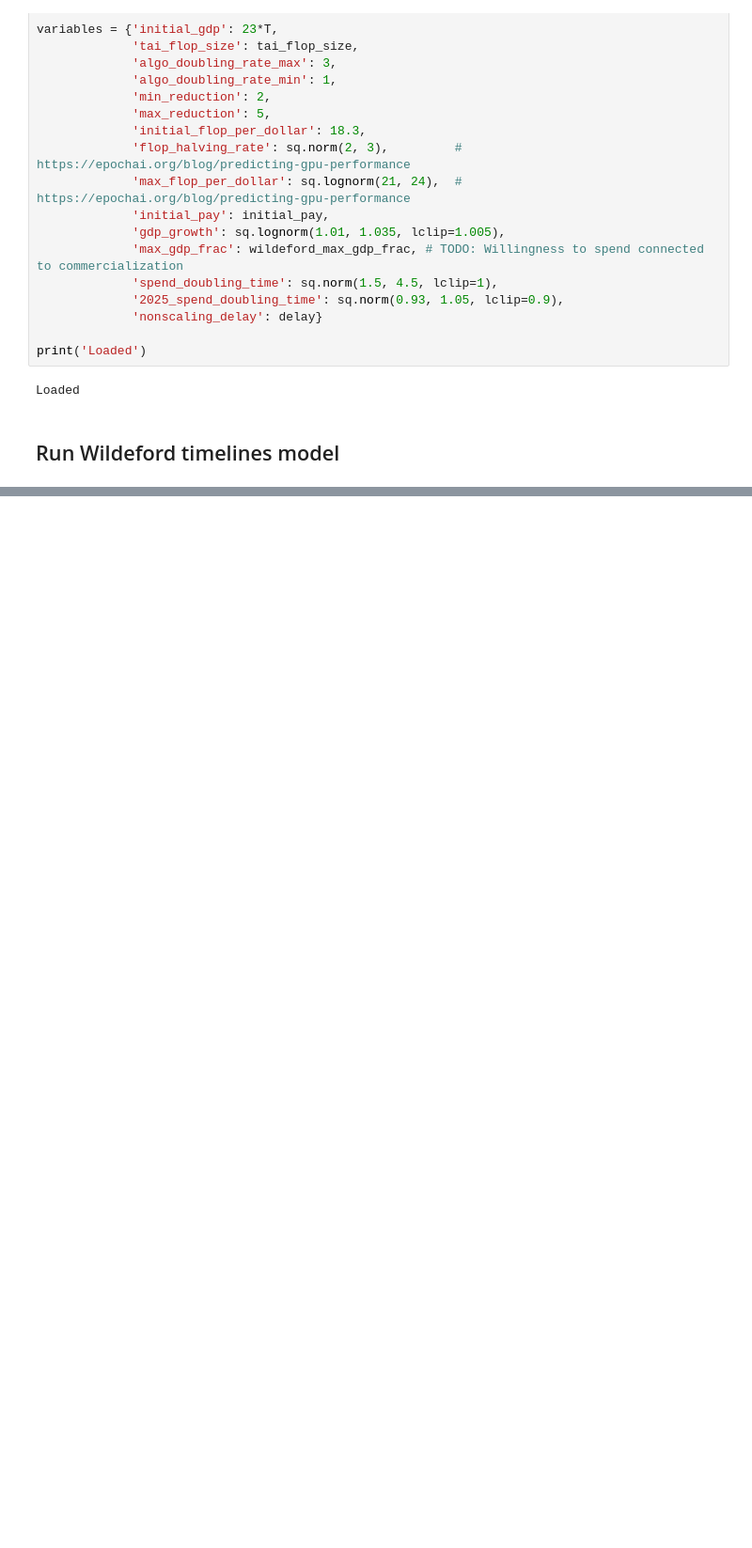
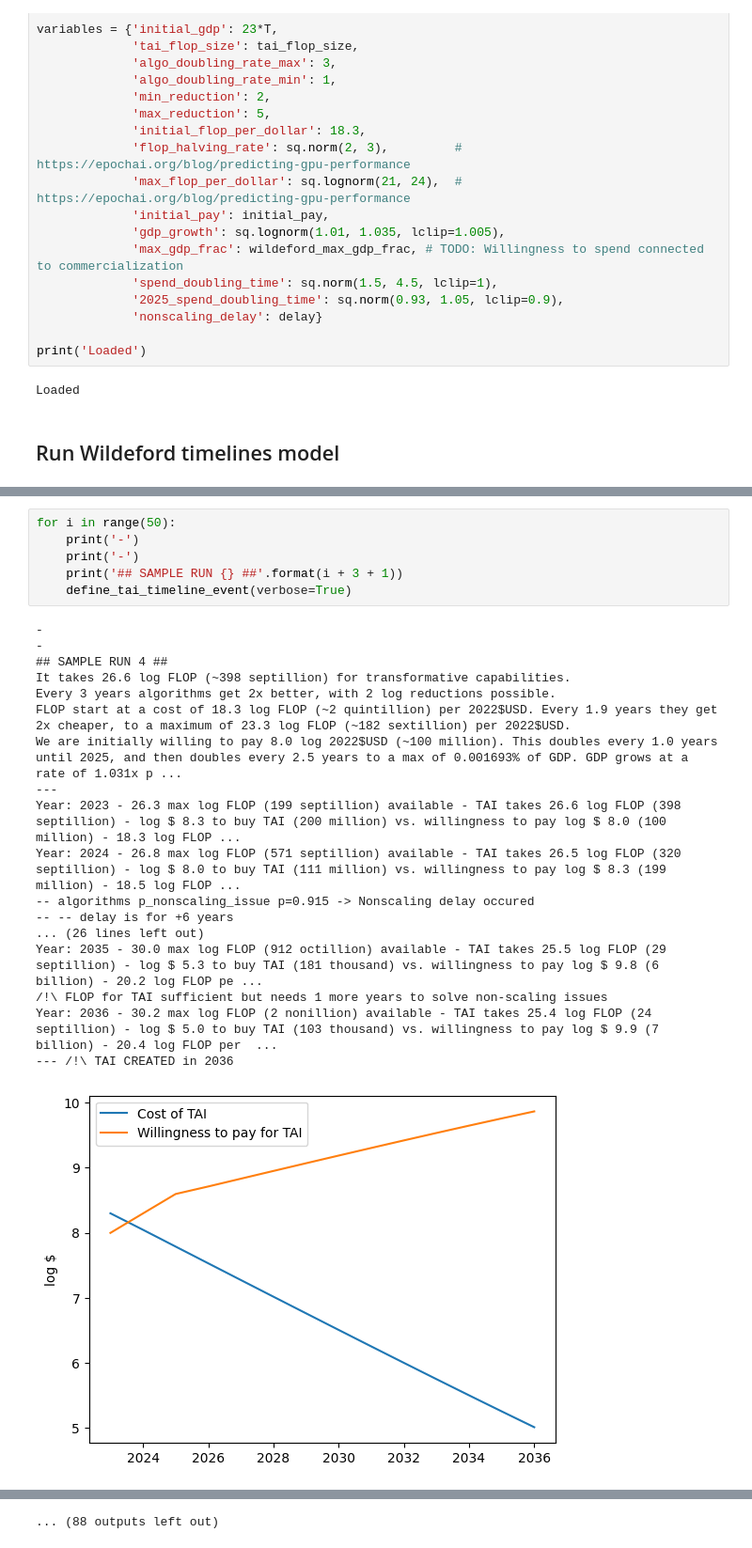
Before and after one commit to rethinkpriorities/future-assessment-model, a Jupyter notebook: (3C) When TAI?.ipynb, the cells around one changed output, grey strips where cells are left out. Shown at 94% size. Cells and saved outputs as stored; diff of their text form; blank space fills up the shorter version.

```diff
--- a/(3C) When TAI?.ipynb
+++ b/(3C) When TAI?.ipynb
@@ -260 +262,26 @@ Deprecated in NumPy 1.20; for more details and guidance: https://numpy.org/devdo
 ... (41 outputs left out)
+# %%
+for i in range(50):
+    print('-')
+    print('-')
+    print('## SAMPLE RUN {} ##'.format(i + 3 + 1))
+    define_tai_timeline_event(verbose=True)
+# %% [output]
+-
+-
+## SAMPLE RUN 4 ##
+It takes 26.6 log FLOP (~398 septillion) for transformative capabilities.
+Every 3 years algorithms get 2x better, with 2 log reductions possible.
+FLOP start at a cost of 18.3 log FLOP (~2 quintillion) per 2022$USD. Every 1.9 years they get 2x cheaper, to a maximum of 23.3 log FLOP (~182 sextillion) per 2022$USD.
+We are initially willing to pay 8.0 log 2022$USD (~100 million). This doubles every 1.0 years until 2025, and then doubles every 2.5 years to a max of 0.001693% of GDP. GDP grows at a rate of 1.031x p ...
+---
+Year: 2023 - 26.3 max log FLOP (199 septillion) available - TAI takes 26.6 log FLOP (398 septillion) - log $ 8.3 to buy TAI (200 million) vs. willingness to pay log $ 8.0 (100 million) - 18.3 log FLOP ...
+Year: 2024 - 26.8 max log FLOP (571 septillion) available - TAI takes 26.5 log FLOP (320 septillion) - log $ 8.0 to buy TAI (111 million) vs. willingness to pay log $ 8.3 (199 million) - 18.5 log FLOP ...
+-- algorithms p_nonscaling_issue p=0.915 -> Nonscaling delay occured
+-- -- delay is for +6 years
+... (26 lines left out)
+Year: 2035 - 30.0 max log FLOP (912 octillion) available - TAI takes 25.5 log FLOP (29 septillion) - log $ 5.3 to buy TAI (181 thousand) vs. willingness to pay log $ 9.8 (6 billion) - 20.2 log FLOP pe ...
+/!\ FLOP for TAI sufficient but needs 1 more years to solve non-scaling issues
+Year: 2036 - 30.2 max log FLOP (2 nonillion) available - TAI takes 25.4 log FLOP (24 septillion) - log $ 5.0 to buy TAI (103 thousand) vs. willingness to pay log $ 9.9 (7 billion) - 20.4 log FLOP per  ...
+--- /!\ TAI CREATED in 2036
+[figure, added]
@@ -260,0 +378 @@ Deprecated in NumPy 1.20; for more details and guidance: https://numpy.org/devdo
+... (88 outputs left out)
```
Also changed, not shown: parts of 3 cells of this notebook.
